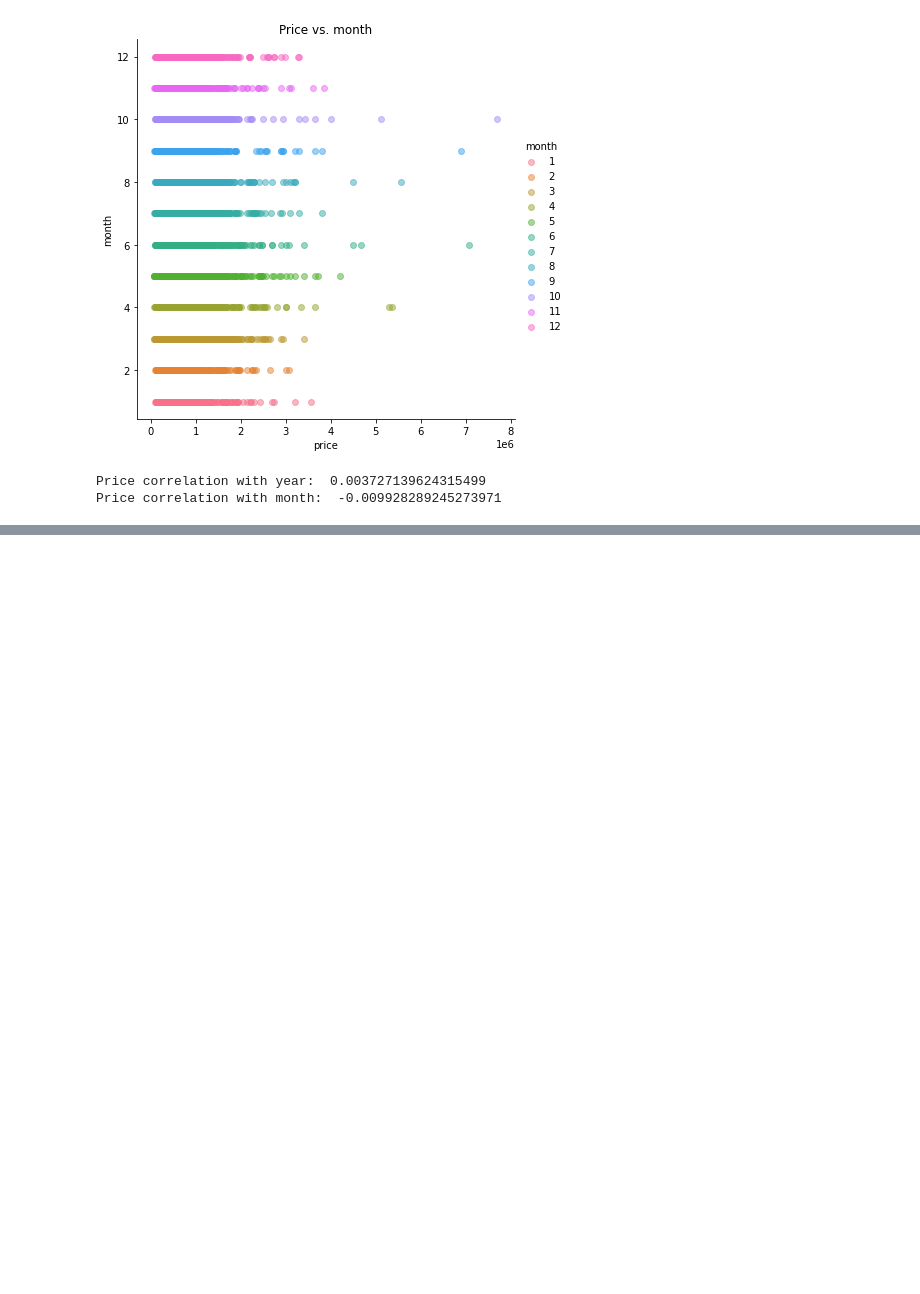
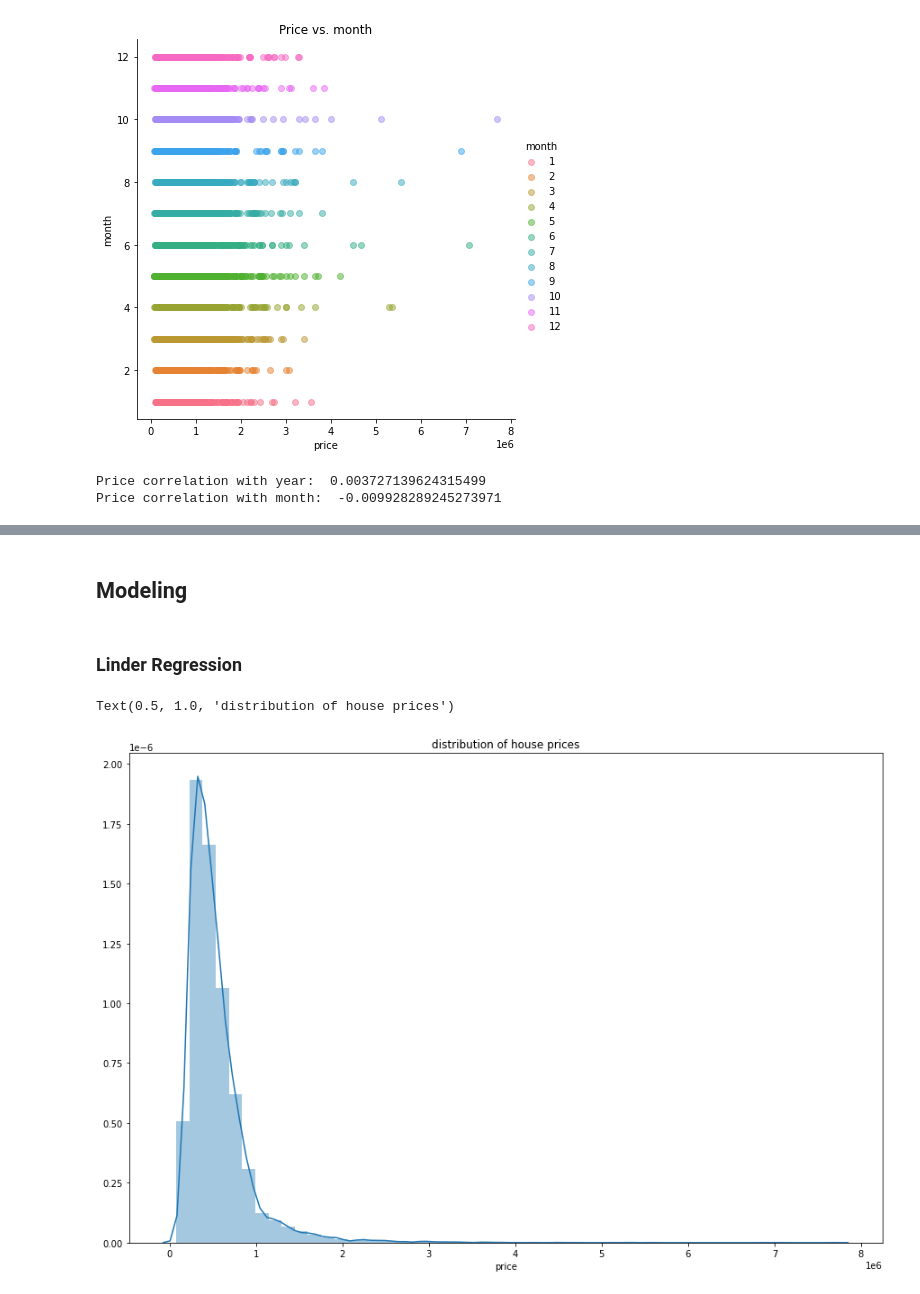
Before and after one commit to wentaowv/cse351, a Jupyter notebook: project.ipynb, the cells around one changed output, grey strips where cells are left out. Cells and saved outputs as stored; diff of their text form; code cells hidden in the pictures; blank space fills up the shorter version.

Commit message:
Linear regression and random forest model.

```diff
--- a/project.ipynb
+++ b/project.ipynb
@@ -143,0 +154,4 @@ ax = sns.scatterplot(x=wealthy.lat, y=wealthy.long, hue=wealthy.price)
+# %% [markdown]
+## Modeling
+# %% [markdown]
+### Linder Regression
@@ -143,0 +163,8 @@ ax = sns.scatterplot(x=wealthy.lat, y=wealthy.long, hue=wealthy.price)
+# %%
+plt.figure(figsize=(15,10))
+plt.tight_layout()
+sns.distplot(df['price'])
+plt.title("distribution of house prices")
+# %% [output]
+Text(0.5, 1.0, 'distribution of house prices')
+[figure, added]
```
Also changed, not shown: parts of 21 cells of this notebook.
